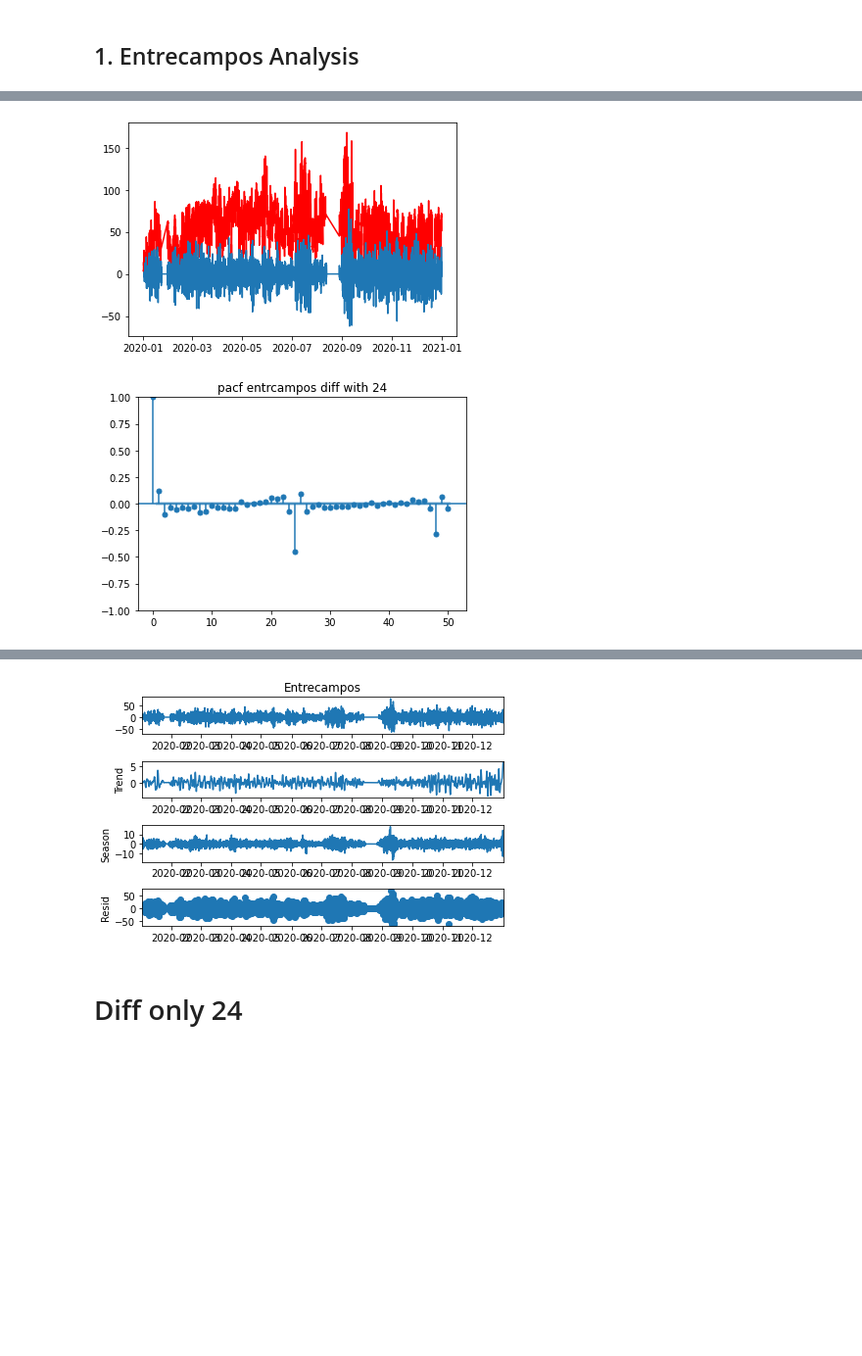
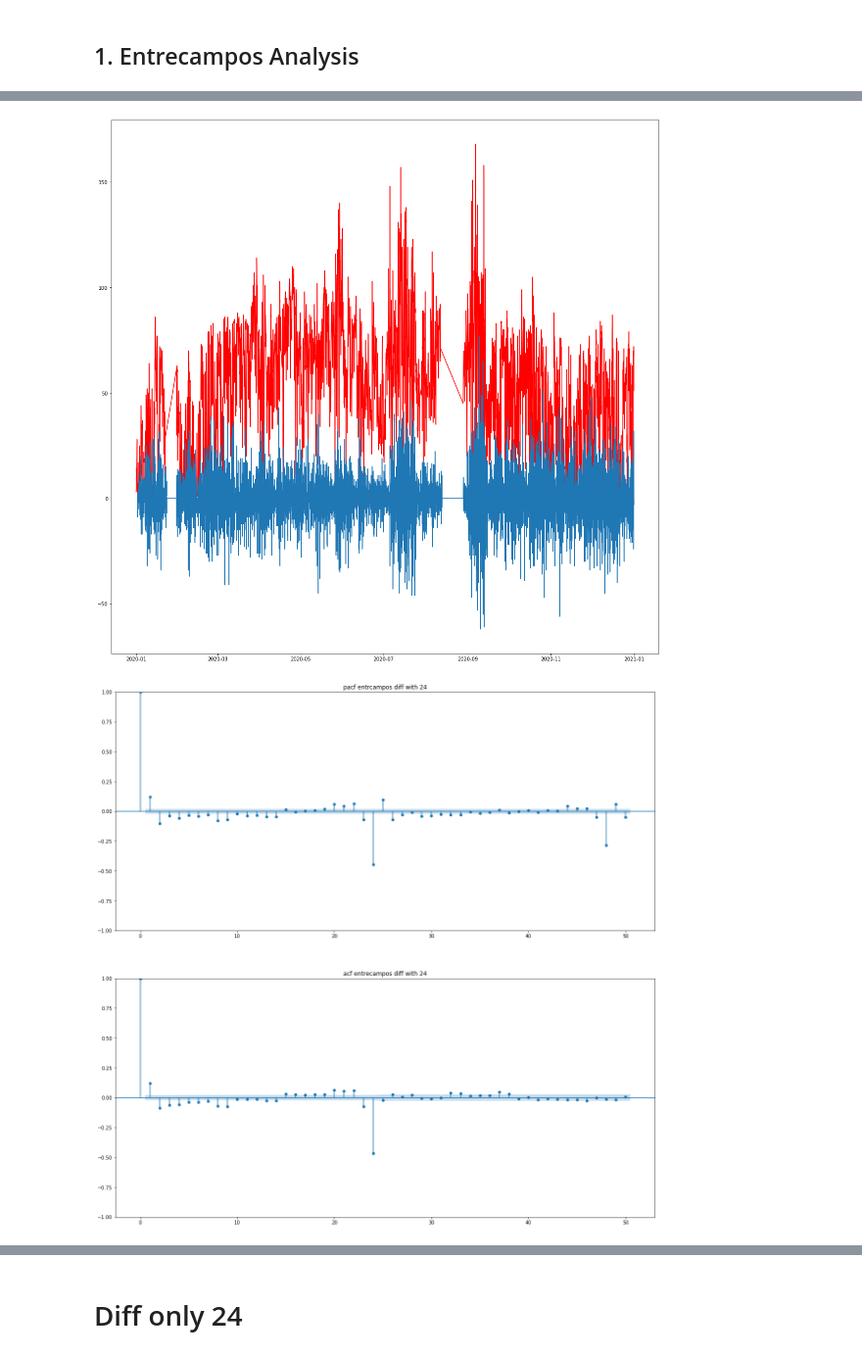
Before and after one commit to marcoHoev/time-series, a Jupyter notebook: entrecampos.ipynb, the cells around one changed output, grey strips where cells are left out. Shown at 98% size. Saved outputs shown, nothing was run; the diff lists cells and outputs as text; code cells hidden in the pictures; blank space fills up the shorter version.

```diff
--- a/entrecampos.ipynb
+++ b/entrecampos.ipynb
@@ -50,17 +56,21 @@ NameError: name 'entrecampos' is not defined
 # %%
 #entrecampos differencing 24
 entrecampos = entrecampos.diff(24)
 entrecampos = entrecampos[24:]
+
+fig = plt.figure(figsize=(20,20))
 plt.plot(data.index, data['Entrecampos'], color='red')
 plt.plot(entrecampos)
+plt.show()
 
 #pacf, acf plots
-plot_pacf(entrecampos, lags=50, title='pacf entrcampos diff with 24')
-plot_acf(entrecampos, lags=50, title='acf entrecampos diff with 24')
+fig2 = plt.figure(figsize=(20,20))
+plot_pacf(entrecampos, ax=plt.subplot(2, 1, 1), lags=50, title='pacf entrcampos diff with 24')
+plot_acf(entrecampos, ax=plt.subplot(2, 1, 2), lags=50, title='acf entrecampos diff with 24')
 #decomposition plot
 res = STL(entrecampos).fit()
 res.plot()
 plt.show()
 # %% [output]
-[figure, old version]
+[figure, new version]
-[figure, old version]
+[figure, new version]
@@ -68,4 +78,3 @@ plt.show()
-[figure, removed]
 # %% [markdown]
 # Diff only 24
 # %%
```
Also changed, not shown: parts of 6 cells of this notebook, 1 other file.
